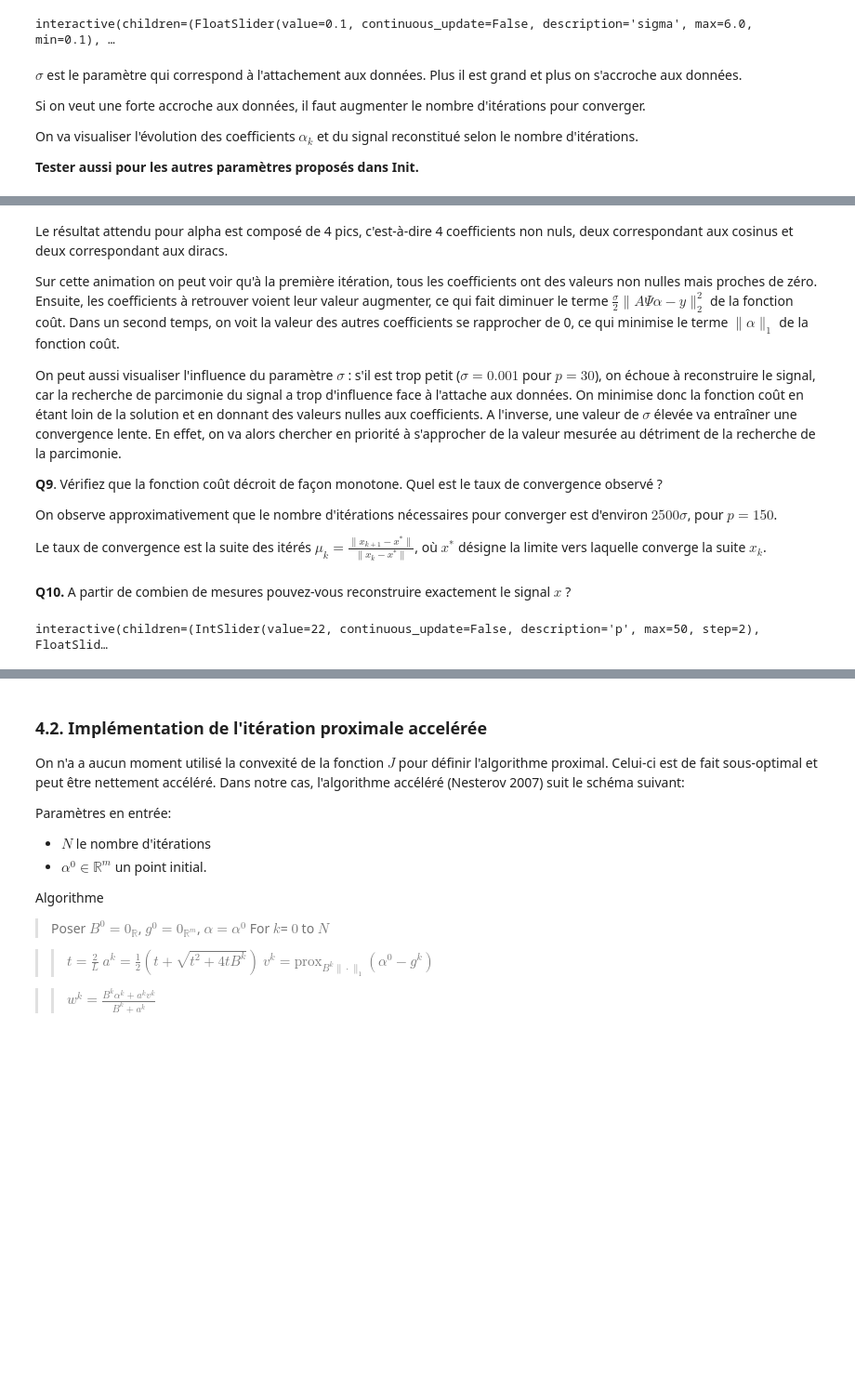
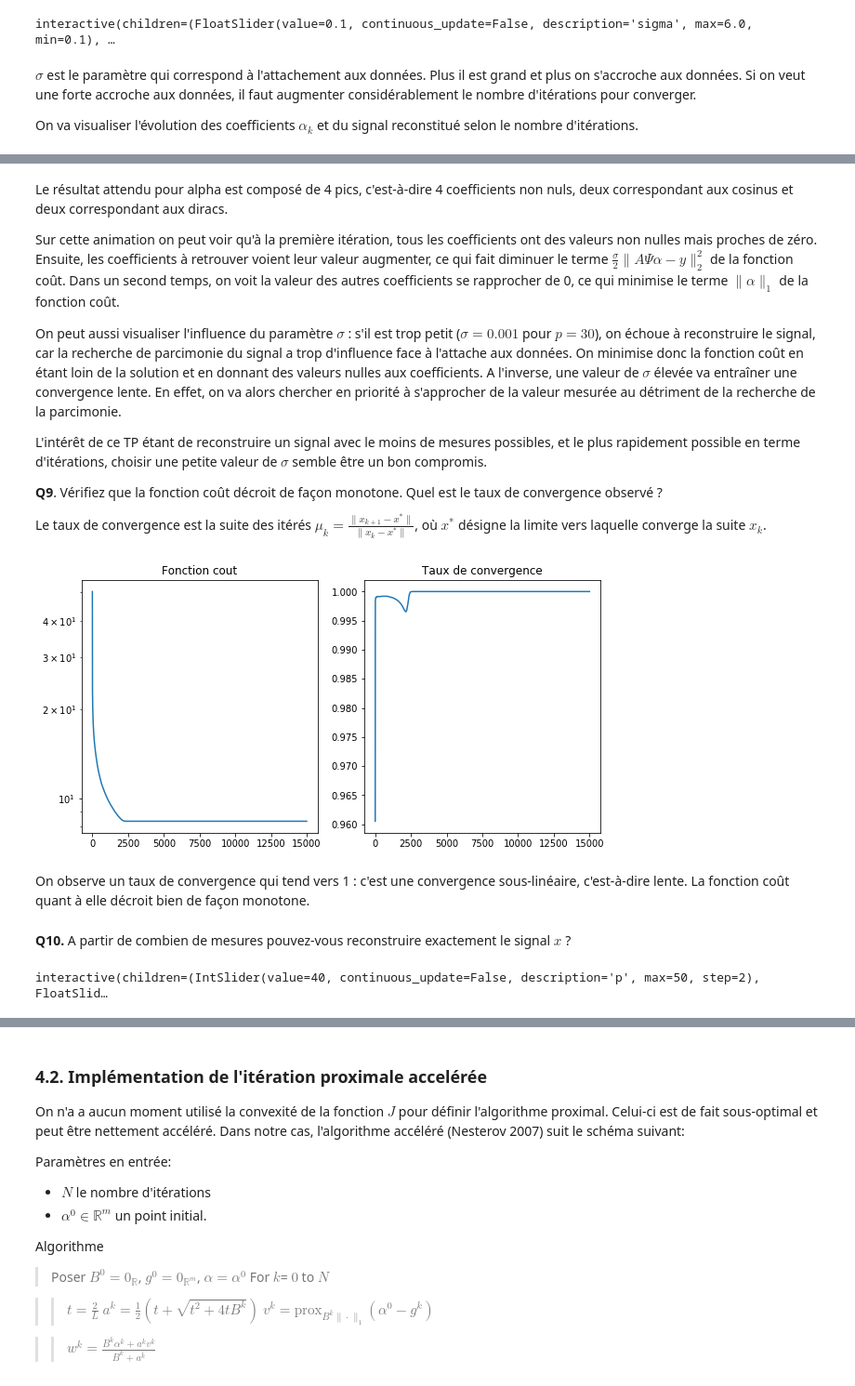
Before and after one commit to PaulCharnay/Opti_4A_S2, a Jupyter notebook: TP2_CompressiveSensing.ipynb, the cells around one changed output, grey strips where cells are left out. Shown at 93% size. Cells and saved outputs as stored; diff of their text form; code cells hidden in the pictures; blank space fills up the shorter version.

```diff
--- a/TP2_CompressiveSensing.ipynb
+++ b/TP2_CompressiveSensing.ipynb
@@ -334,21 +312,18 @@ $$
 def prox(alpha, gamma):
     return np.sign(alpha) * np.maximum(np.abs(alpha) - gamma, 0)
 
-def RestoreX(A, y, sigma, nit):
+def RestoreX(A, y, sigma, nit, xopt):
     alpha = np.zeros(np.shape(A)[1] * 2)
     L = 2 * sigma * npl.norm(A, 2) ** 2  # La norme triple de Psi vaut 2
     CF = []
-    alpha_k = np.zeros((nit, len(alpha)))
-    cv_rate = np.zeros(nit-2)
+    cv_rate = np.zeros(nit)
     for i in range(nit):
         x = Psi(alpha)
-        CF.append(npl.norm(alpha, 1) + sigma / 2 * (npl.norm(np.dot(A, x) - y)) ** 2)
         alpha = prox(alpha - 1 / L * sigma * PsiT(A.T.dot(A.dot(x) - y)), 1 / L)
-        alpha_k[i,:] = np.copy(alpha)
+        CF.append(npl.norm(alpha, 1) + sigma / 2 * (npl.norm(np.dot(A, Psi(alpha)) - y)) ** 2)
+        cv_rate[i] = npl.norm(Psi(alpha) - xopt, 2) / npl.norm(x - xopt, 2)
 
-    for j in range(len(cv_rate)):
-        cv_rate[j] = npl.norm(alpha_k[j+1, :]-alpha, 2)/npl.norm(alpha_k[j, :]-alpha, 2)
-    return alpha, x, CF, cv_rate[np.logical_not(np.isnan(cv_rate))]
+    return alpha, x, CF, cv_rate
 # %% [markdown]
 **Q8.** Testez votre algorithme ! Les paramètres $sigma$ et $nit$ sont des paramètres à choisir par vous-même (il faut en pratique beaucoup d'itérations pour converger). Vous pourrez observer la façon dont la suite $\alpha^k$ se comporte au fur et à mesure des itérations.
 # %%
@@ -382,12 +358,9 @@ def test_sigma_nit(sigma, nit):
 interactive(children=(FloatSlider(value=0.1, continuous_update=False, description='sigma', max=6.0, min=0.1), …
 # %% [markdown]
 $\sigma$ est le paramètre qui correspond à l'attachement aux données. Plus il est grand et plus on s'accroche aux données.
-
-Si on veut une forte accroche aux données, il faut augmenter le nombre d'itérations pour converger.
+Si on veut une forte accroche aux données, il faut augmenter considérablement le nombre d'itérations pour converger.
 
 On va visualiser l'évolution des coefficients $\alpha_k$ et du signal reconstitué selon le nombre d'itérations.
-
-**Tester aussi pour les autres paramètres proposés dans Init.**
 # %%
 %matplotlib notebook
 sigma = 1
@@ -441,29 +413,43 @@ Sur cette animation on peut voir qu'à la première itération, tous les coeffic
 
 On peut aussi visualiser l'influence du paramètre $\sigma$ : s'il est trop petit ($\sigma = 0.001$ pour $p = 30$), on échoue à reconstruire le signal, car la recherche de parcimonie du signal a trop d'influence face à l'attache aux données. On minimise donc la fonction coût en étant loin de la solution et en donnant des valeurs nulles aux coefficients. A l'inverse, une valeur de $\sigma$ élevée va entraîner une convergence lente. En effet, on va alors chercher en priorité à s'approcher de la valeur mesurée au détriment de la recherche de la parcimonie.
 
+L'intérêt de ce TP étant de reconstruire un signal avec le moins de mesures possibles, et le plus rapidement possible en terme d'itérations, choisir une petite valeur de $\sigma$ semble être un bon compromis.
+
 **Q9**. Vérifiez que la fonction coût décroit de façon monotone. Quel est le taux de convergence observé ?
 
-On observe approximativement que le nombre d'itérations nécessaires pour converger est d'environ $2500\sigma$, pour $p=150$.
-
 Le taux de convergence est la suite des itérés $\mu_k = \frac{\|x_{k+1} - x^*\|}{\|x_k - x^*\|}$, où $x^*$ désigne la limite vers laquelle converge la suite $x_k$.
+# %%
+A, y, x, n = Init(500, 50)
+alpha, xtilde, CF, cv_rate = RestoreX(A, y, 0.3, 15000, x)
+fig, ax = plt.subplots(nrows=1, ncols=2, figsize=(10,5))
+ax[0].plot(CF)
+ax[0].semilogy()
+ax[0].set_title("Fonction cout")
+ax[1].plot(cv_rate)
+ax[1].set_title("Taux de convergence")
+plt.show()
+# %% [output]
+[figure, added]
+# %% [markdown]
+On observe un taux de convergence qui tend vers 1 : c'est une convergence sous-linéaire, c'est-à-dire lente. La fonction coût quant à elle décroit bien de façon monotone.
 # %% [markdown]
 **Q10.** A partir de combien de mesures pouvez-vous reconstruire exactement le signal $x$ ?
 # %%
-@interact(p=widgets.IntSlider(min=0, max=50, step=2, value=22, continuous_update=False),
+@interact(p=widgets.IntSlider(min=0, max=50, step=2, value=40, continuous_update=False),
           sigma=widgets.FloatSlider(min=0.00, max=3, step=0.05, value=1, continuous_update=False))
 def Test_nb_Mesure(p, sigma):
     A, y, x, n = Init(500, p)
-    nit = 80000
-    alpha, xtilde, CF, cv_rate = RestoreX(A, y, sigma, nit)
+    nit = 25000
+    alpha, xtilde, CF, cv_rate = RestoreX(A, y, sigma, nit, x)
     fig, (ax1, ax2) = plt.subplots(1, 2, figsize=(15, 5))
     ax1.plot(alpha)
     ax1.set_title("Coefficients alpha pour p = " + str(p) + " et sigma = " + str(sigma))
-    ax2.plot(np.linspace(0, 1, 500), xtilde)
+    ax2.plot(xtilde)
     ax2.set_title("Signal reconstitué")
     plt.show()
     dif = npl.norm(x - xtilde)
     print("Différence entre le signal initial et reconstitué : ", dif)
     print("Valeur finale de la fonction coût : ", CF[-1])
 # %% [output]
-interactive(children=(IntSlider(value=22, continuous_update=False, description='p', max=50, step=2), FloatSlid…
+interactive(children=(IntSlider(value=40, continuous_update=False, description='p', max=50, step=2), FloatSlid…
 # %% [markdown]
```
Also changed, not shown: parts of 12 cells of this notebook.
